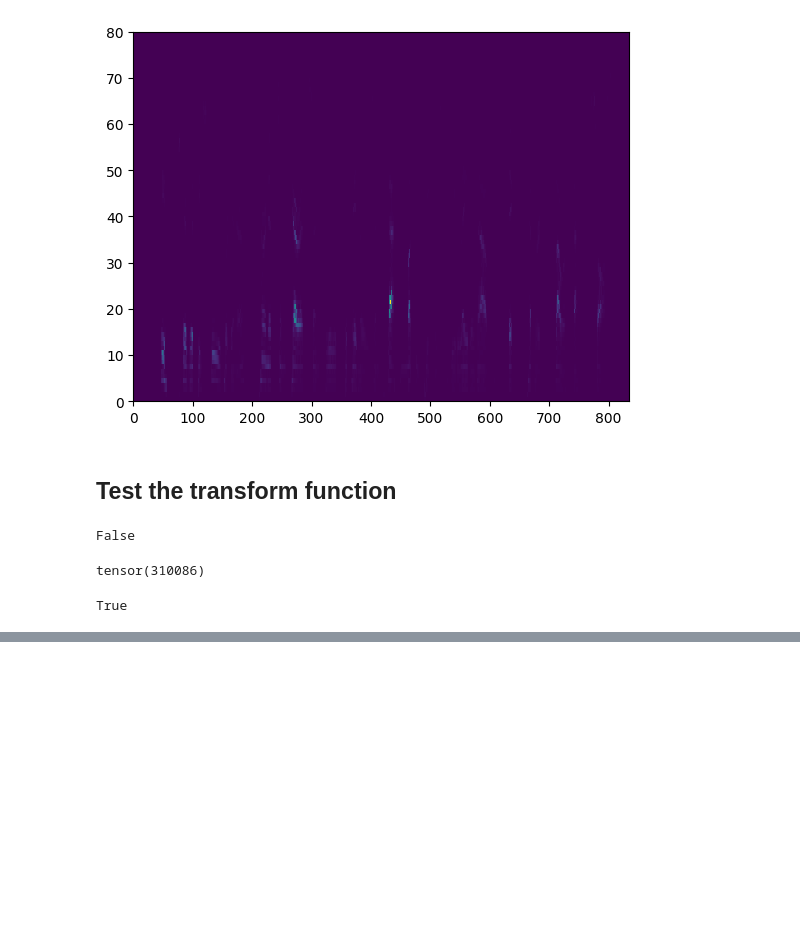
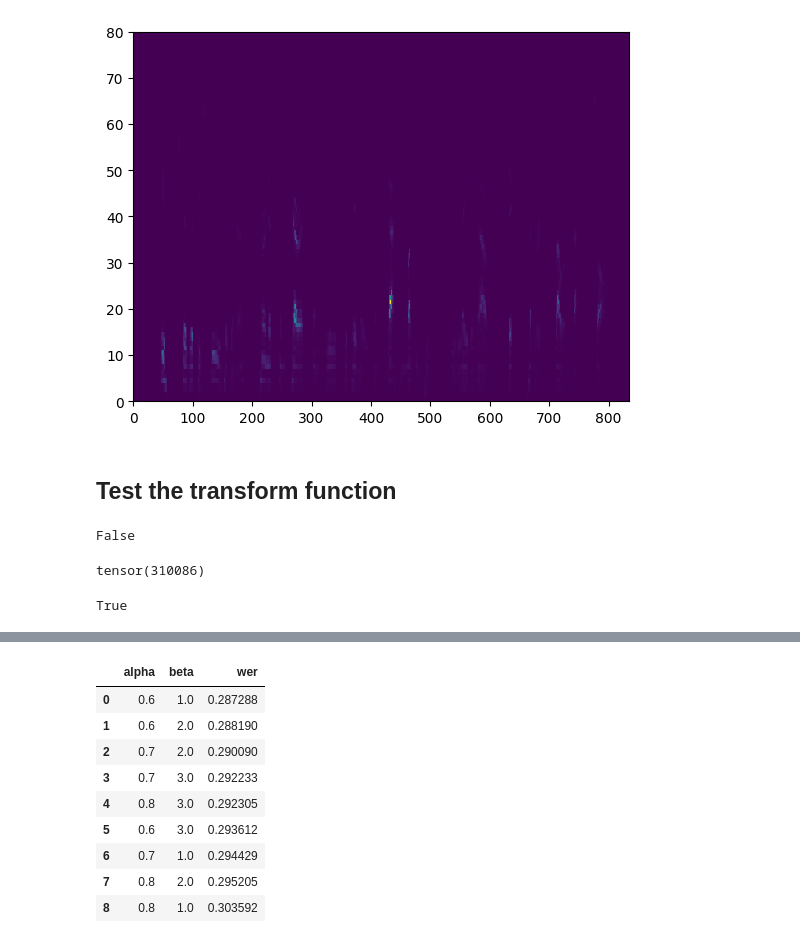
Before and after one commit to timlac/FDT3119-Speech-lab-4, a Jupyter notebook: lab-notebook-1.ipynb, the cells around one changed output, grey strips where cells are left out. Drawn from its saved outputs; the diff is of its cells as text; code cells hidden in the pictures; blank space fills up the shorter version.

```diff
--- a/lab-notebook-1.ipynb
+++ b/lab-notebook-1.ipynb
@@ -111,0 +116,17 @@ True
+# %%
+data_grid = [(0.6, 1.0, 0.28728804189405377), (0.6, 2.0, 0.28819041292804726), (0.7, 2.0, 0.2900901405082396), (0.7, 3.0, 0.2922328310776393), (0.8, 3.0, 0.29230478197510984), (0.6, 3.0, 0.29361172422532544), (0.7, 1.0, 0.2944288182921516), (0.8, 2.0, 0.2952048779345964), (0.8, 1.0, 0.3035921608157309)]
+# %%
+import pandas as pd
+df_grid = pd.DataFrame(data_grid, columns=["alpha", "beta", "wer"]).sort_values(by="wer")
+df_grid
+# %% [output]
+|  | alpha | beta | wer |
+| 0 | 0.6 | 1.0 | 0.287288 |
+| 1 | 0.6 | 2.0 | 0.288190 |
+| 2 | 0.7 | 2.0 | 0.290090 |
+| 3 | 0.7 | 3.0 | 0.292233 |
+| 4 | 0.8 | 3.0 | 0.292305 |
+| 5 | 0.6 | 3.0 | 0.293612 |
+| 6 | 0.7 | 1.0 | 0.294429 |
+| 7 | 0.8 | 2.0 | 0.295205 |
+| 8 | 0.8 | 1.0 | 0.303592 |
```
Also changed, not shown: parts of 3 cells of this notebook, 22 other files.
